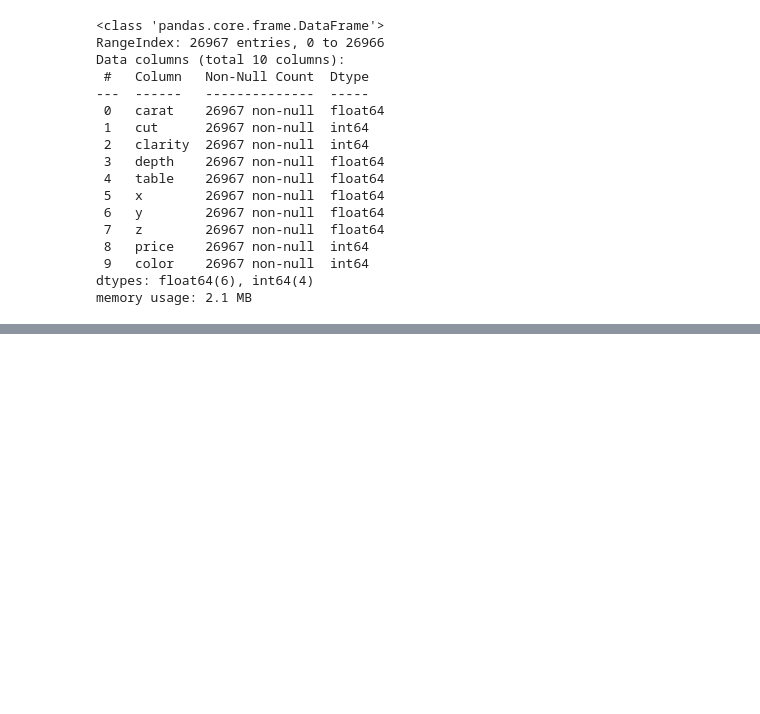
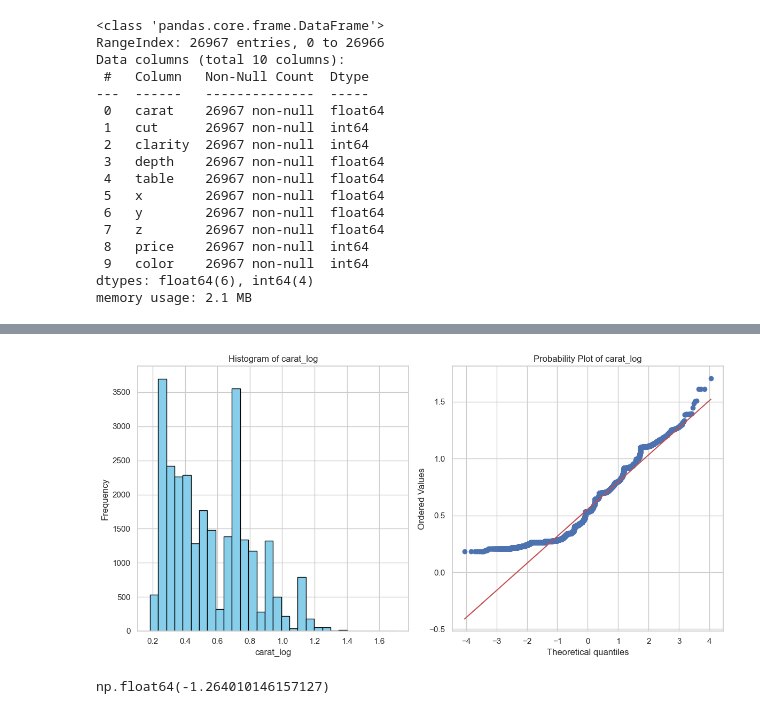
Before and after one commit to Ashokyaganti27/ML-Project, a Jupyter notebook: notebook/EDA.ipynb, the cells around one changed output, grey strips where cells are left out. Saved outputs shown, nothing was run; the diff lists cells and outputs as text; code cells hidden in the pictures; blank space fills up the shorter version.

```diff
--- a/notebook/EDA.ipynb
+++ b/notebook/EDA.ipynb
@@ -472,0 +524,2 @@ memory usage: 2.1 MB
+# %%
+dfs["carat_log"]=np.log(dfs["carat"]+1)
@@ -472,0 +535,17 @@ memory usage: 2.1 MB
+# %%
+def plot(df, fea):
+    plt.figure(figsize=(12, 6))
+    plt.subplot(1, 2, 1)
+    df[fea].hist(bins=30, color='skyblue', edgecolor='black')
+    plt.title(f'Histogram of {fea}')
+    plt.xlabel(fea)
+    plt.ylabel('Frequency')
+    plt.subplot(1, 2, 2)
+    stats.probplot(df[fea], dist="norm", plot=plt)
+    plt.title(f'Probability Plot of {fea}')
+    plt.tight_layout()
+    plt.show()
+# %%
+plot(dfs,"carat_log")
+# %% [output]
+[figure, added]
@@ -472,0 +554,4 @@ memory usage: 2.1 MB
+# %%
+lamda
+# %% [output]
+np.float64(-1.264010146157127)
```
Also changed, not shown: parts of 13 cells of this notebook, 1 other file.
